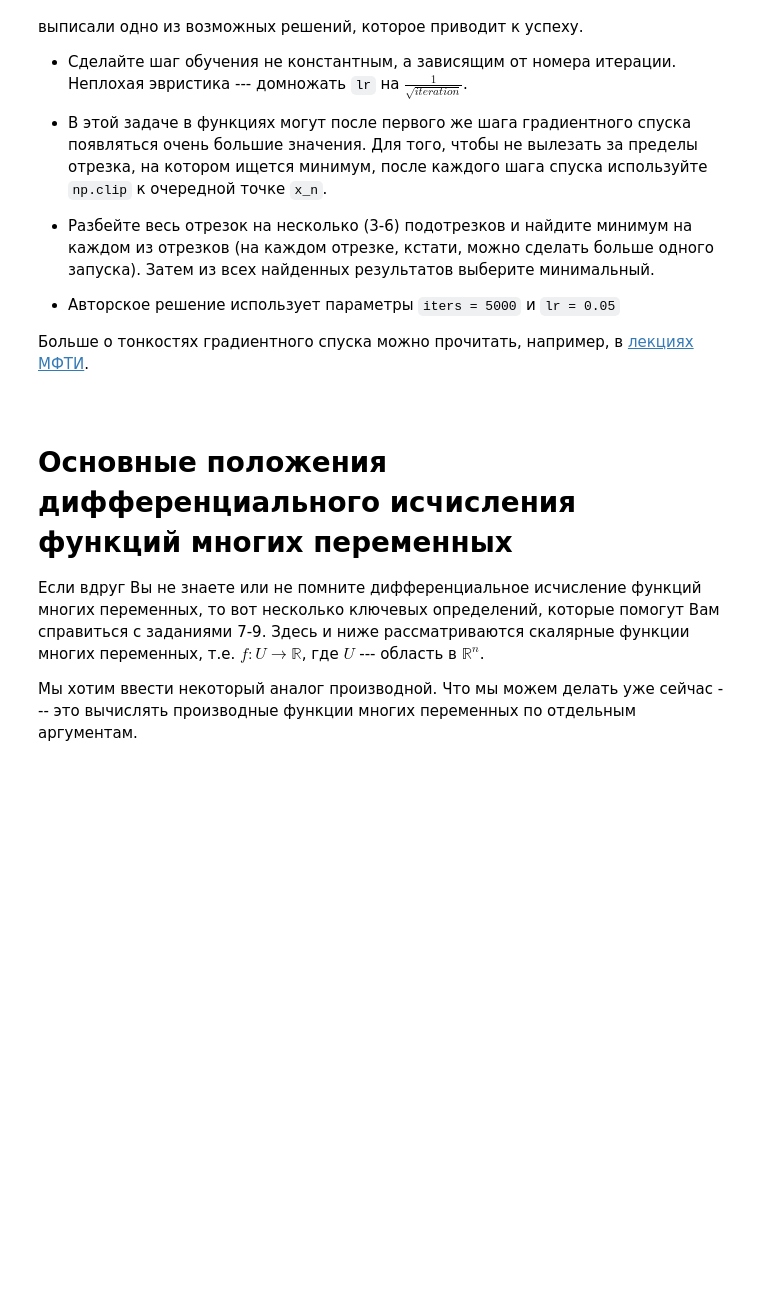
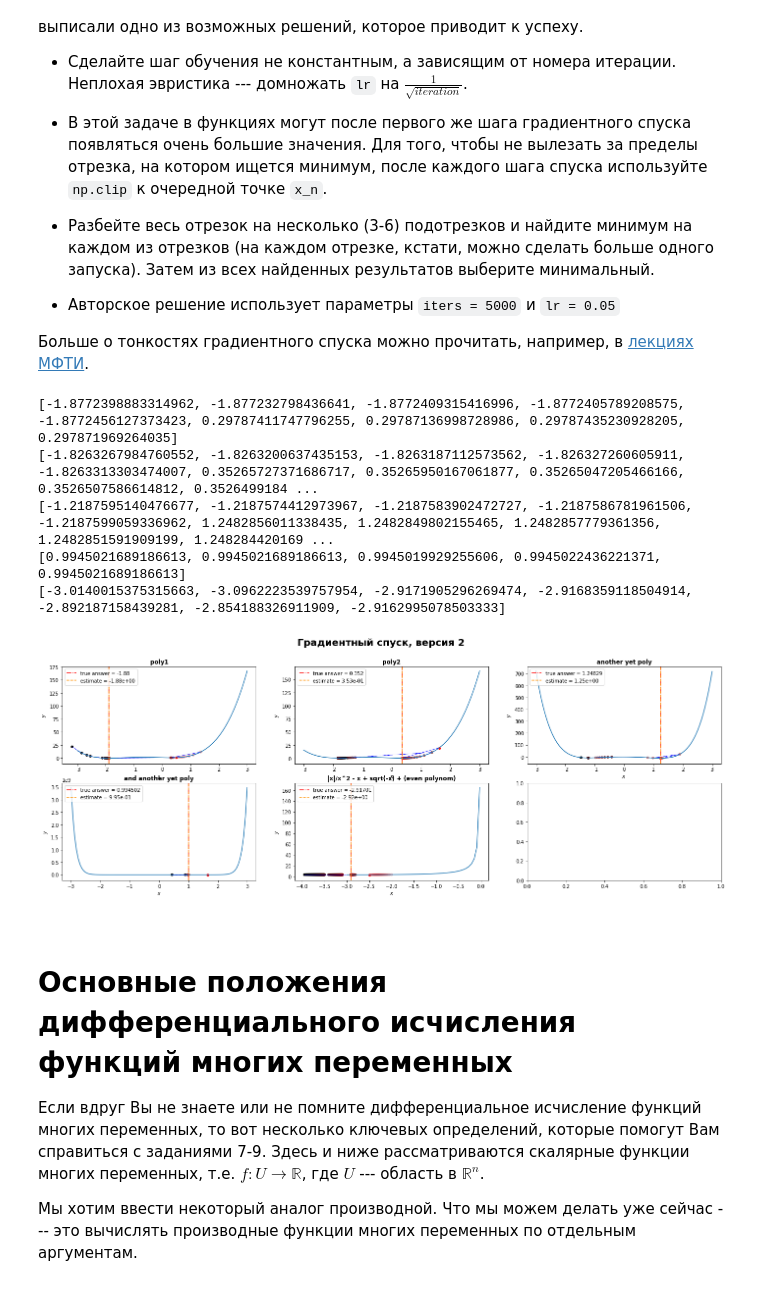
Before and after one commit to maratzainullin/ml-dl, a Jupyter notebook: [homework]gradient.ipynb, the cells around one changed output. Drawn from its saved outputs; the diff is of its cells as text; code cells hidden in the pictures; blank space fills up the shorter version.

```diff
--- a/[homework]gradient.ipynb
+++ b/[homework]gradient.ipynb
@@ -398,7 +434,7 @@ test_cases = {
         "func" : lambda x: x**4 + 3 * x**3 + x**2 - 1.5 * x + 1,
         "deriv" : lambda x: 4 * x**3 + 9 * x**2 + 2 * x - 1.5,
         "low" : -4, "high" : 2, "answer" : -1.88
-    },
+     },
     "poly2" : {
         "func" : lambda x: x**4 + 3 * x**3 + x**2 - 2 * x + 1.0,
         "deriv" : lambda x: 4 * x**3 + 9 * x**2 + 2 * x - 2.0,
@@ -412,7 +448,7 @@ test_cases = {
     "and another yet poly" : {
         "func" : lambda x: x**20 + x**2 - 20 * x + 10,
         "deriv" : lambda x: 20 * x**19 + 2 * x - 20,
-        "low" : -0, "high" : 2, "answer" : 0.994502
+        "low" : 0, "high" : 2, "answer" : 0.994502
     },
     "|x|/x^2 - x + sqrt(-x) + (even polynom)" : {
         "func" : lambda x: 5 * np.abs(x)/x**2 - 0.5 * x + 0.1 * np.sqrt(-x) + 0.01 * x**2 ,
@@ -420,20 +456,26 @@ test_cases = {
         "low" : -4, "high" : -2, "answer" : -2.91701
     },
 }
-
-tol = 1e-2 # желаемая точность
-
-fig, axes = plt.subplots(2,4, figsize=(24, 8))
-fig.suptitle("Градиентный спуск, версия 2", fontweight="bold", fontsize=20)
-grid = np.linspace(-3, 3, 100)
-
-is_correct, debug_log = test_convergence_1d(
-    grad_descent_v2, test_cases, tol,
-    axes, grid
-)
-
-if not is_correct:
-    print("Не сошлось. Дебажный вывод:")
-    for log_entry in debug_log:
-        print(log_entry)
+# %%
+tol = 1e-2 # желаемая точность
+fig, axes = plt.subplots(2, 3, figsize=(24, 8))
+fig.suptitle("Градиентный спуск, версия 2", fontweight="bold", fontsize=20)
+grid = np.linspace(-3, 3, 100)
+
+is_correct, debug_log = test_convergence_1d(
+    grad_descent_v2, test_cases, tol,
+    axes, grid
+)
+
+if not is_correct:
+    print("Не сошлось. Дебажный вывод:")
+    for log_entry in debug_log:
+        print(log_entry)
+# %% [output]
+[-1.8772398883314962, -1.877232798436641, -1.8772409315416996, -1.8772405789208575, -1.8772456127373423, 0.29787411747796255, 0.29787136998728986, 0.29787435230928205, 0.297871969264035]
+[-1.8263267984760552, -1.8263200637435153, -1.8263187112573562, -1.826327260605911, -1.8263313303474007, 0.35265727371686717, 0.35265950167061877, 0.35265047205466166, 0.3526507586614812, 0.3526499184 ...
+[-1.2187595140476677, -1.2187574412973967, -1.2187583902472727, -1.2187586781961506, -1.2187599059336962, 1.2482856011338435, 1.2482849802155465, 1.2482857779361356, 1.2482851591909199, 1.248284420169 ...
+[0.9945021689186613, 0.9945021689186613, 0.9945019929255606, 0.9945022436221371, 0.9945021689186613]
+[-3.0140015375315663, -3.0962223539757954, -2.9171905296269474, -2.9168359118504914, -2.892187158439281, -2.854188326911909, -2.9162995078503333]
+[figure, added]
 # %% [markdown]
```
Also changed, not shown: parts of 14 cells of this notebook.
